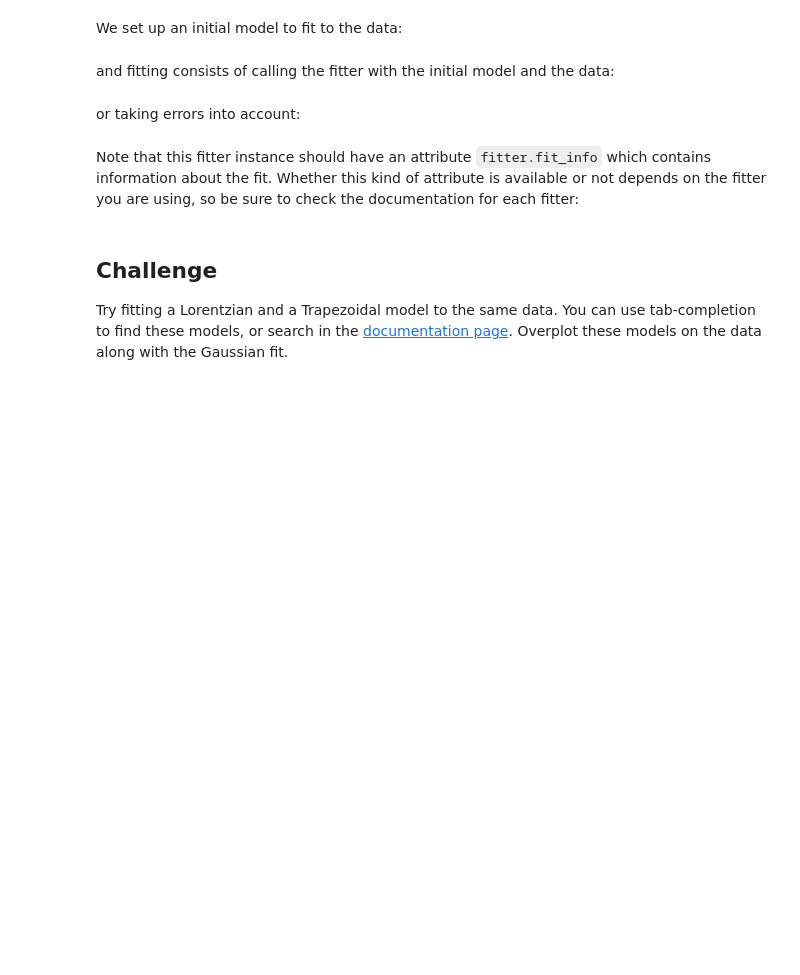
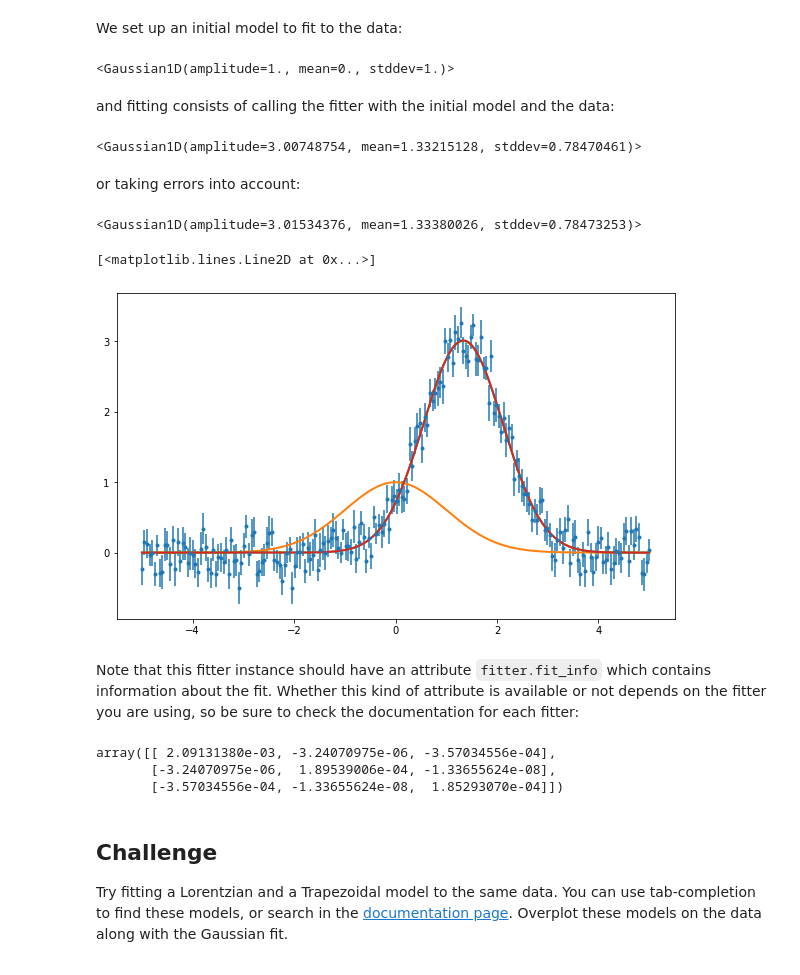
Before and after one commit to bsipocz/ASTR497, a Jupyter notebook: astropy_notebooks/13-modeling.ipynb, the cells around one changed output. Saved outputs shown, nothing was run; the diff lists cells and outputs as text; code cells hidden in the pictures; blank space fills up the shorter version.

```diff
--- a/astropy_notebooks/13-modeling.ipynb
+++ b/astropy_notebooks/13-modeling.ipynb
@@ -122,13 +122,45 @@ _ = plt.errorbar(x, y, yerr=yerr, fmt='.')
 # %% [markdown]
 We start off by creating a fitter - there are a number of different fitters available, and here we will use the Levenberg-Marquardt algorithm (which is implemented by [scipy](https://www.scipy.org/) behind the scenes):
+# %%
+fitter = fitting.LevMarLSQFitter()
 # %% [markdown]
 We set up an initial model to fit to the data:
+# %%
+g_init = models.Gaussian1D()
+g_init
+# %% [output]
+<Gaussian1D(amplitude=1., mean=0., stddev=1.)>
 # %% [markdown]
 and fitting consists of calling the fitter with the initial model and the data:
+# %%
+g_fit = fitter(g_init, x, y)
+g_fit
+# %% [output]
+<Gaussian1D(amplitude=3.00748754, mean=1.33215128, stddev=0.78470461)>
 # %% [markdown]
 or taking errors into account:
+# %%
+g_fit_witherr = fitter(g_init, x, y, weights=1/yerr)
+g_fit_witherr
+# %% [output]
+<Gaussian1D(amplitude=3.01534376, mean=1.33380026, stddev=0.78473253)>
+# %%
+plt.errorbar(x, y, yerr=yerr, fmt='.')
+xfine = np.linspace(-5, 5, 1000)
+plt.plot(xfine, g_init(xfine), lw=2)
+plt.plot(xfine, g_fit(xfine), lw=2)
+plt.plot(xfine, g_fit_witherr(xfine), lw=2)
+# %% [output]
+[<matplotlib.lines.Line2D at 0x...>]
+[figure, added]
 # %% [markdown]
 Note that this fitter instance should have an attribute ``fitter.fit_info`` which contains information about the fit. Whether this kind of attribute is available or not depends on the fitter you are using, so be sure to check the documentation for each fitter:
+# %%
+fitter.fit_info['param_cov']
+# %% [output]
+array([[ 2.09131380e-03, -3.24070975e-06, -3.57034556e-04],
+       [-3.24070975e-06,  1.89539006e-04, -1.33655624e-08],
+       [-3.57034556e-04, -1.33655624e-08,  1.85293070e-04]])
 # %% [markdown]
 
 <section class="challenge panel panel-success">
```
Also changed, not shown: parts of 19 cells of this notebook.
